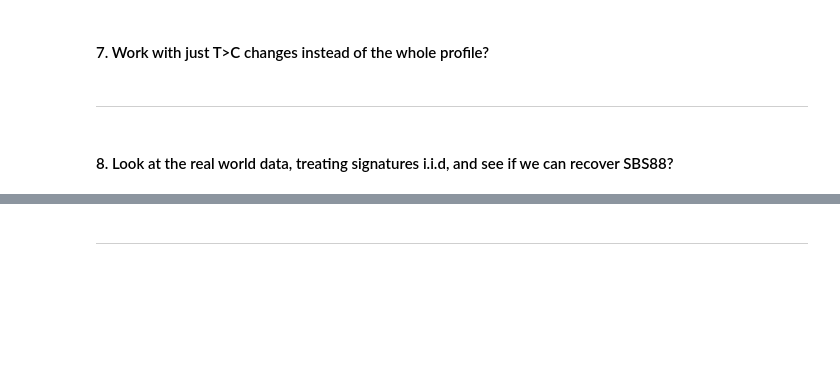
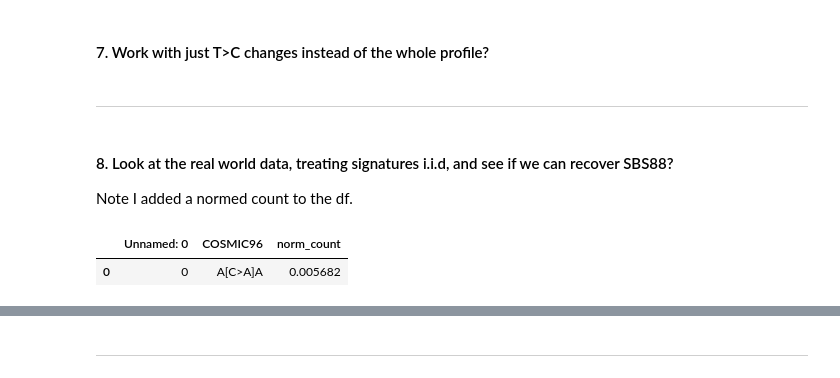
Before and after one commit to fredwdickinson/rscam-g6, a Jupyter notebook: Notebooks/abc_alpha/abc_analysis.ipynb, the cells around one changed output, grey strips where cells are left out. Saved outputs shown, nothing was run; the diff lists cells and outputs as text; code cells hidden in the pictures; blank space fills up the shorter version.

```diff
--- a/Notebooks/abc_alpha/abc_analysis.ipynb
+++ b/Notebooks/abc_alpha/abc_analysis.ipynb
@@ -308,3 +308,12 @@ for alpha_test, N_muts_test in zip(alpha_tests, N_muts_tests):
 ---
 # %% [markdown]
 #### 8. Look at the real world data, treating signatures i.i.d, and see if we can recover SBS88?
+
+Note I added a normed count to the df.
+# %%
+cosmic_muts_path = os.path.abspath("../abc_alpha/normed_cosmic_counts.csv")
+cosmic_sig_raw = pd.read_csv(cosmic_muts_path)
+cosmic_sig_raw.head(1)
+# %% [output]
+|  | Unnamed: 0 | COSMIC96 | norm_count |
+| 0 | 0 | A[C>A]A | 0.005682 |
```
Also changed, not shown: parts of 6 cells of this notebook, 3 other files.
